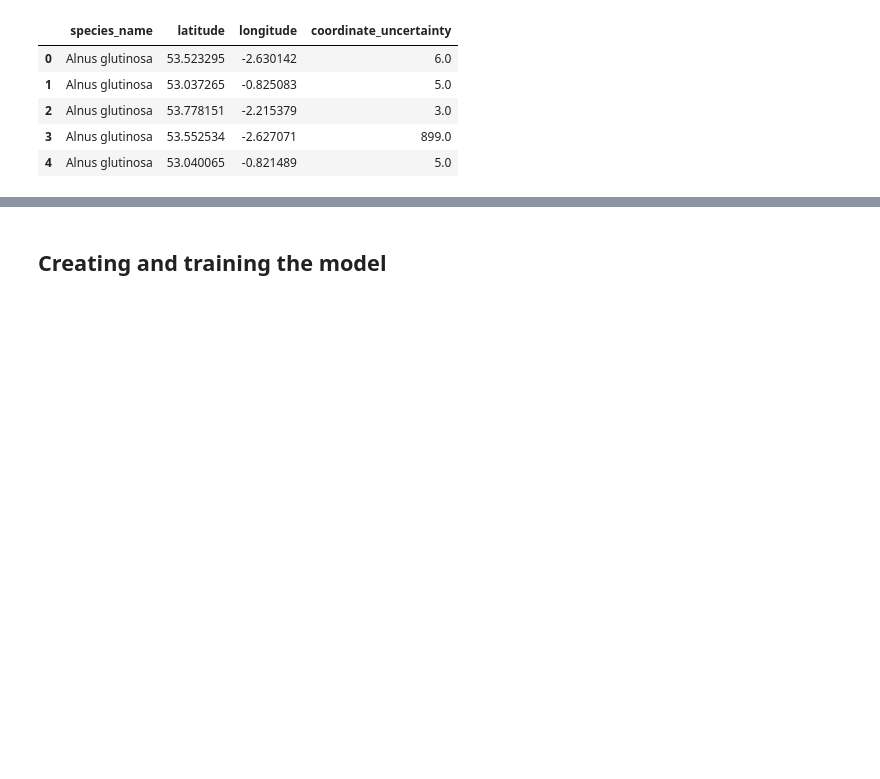
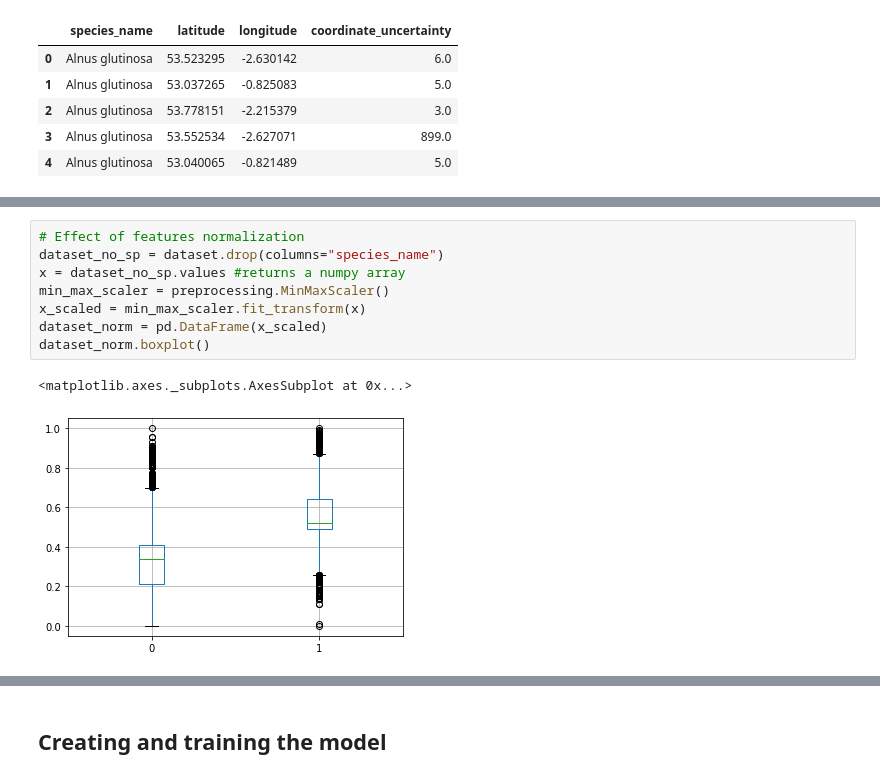
Before and after one commit to bertagallegoprm/Deep-learning-classifiers-for-plant-identification, a Jupyter notebook: models/geodata/_geodata_classifier_template.ipynb, the cells around one changed output, grey strips where cells are left out. Cells and saved outputs as stored; diff of their text form; blank space fills up the shorter version.

Commit message:
geodata exploration and preprocessing

```diff
--- a/models/geodata/_geodata_classifier_template.ipynb
+++ b/models/geodata/_geodata_classifier_template.ipynb
@@ -51,0 +80,11 @@ shape_file = os.path.join(local_path,"data/geodata/uk_maps/GBR_adm0.shp") # UK m
+# %%
+# Effect of features normalization
+dataset_no_sp = dataset.drop(columns="species_name")
+x = dataset_no_sp.values #returns a numpy array
+min_max_scaler = preprocessing.MinMaxScaler()
+x_scaled = min_max_scaler.fit_transform(x)
+dataset_norm = pd.DataFrame(x_scaled)
+dataset_norm.boxplot()
+# %% [output]
+<matplotlib.axes._subplots.AxesSubplot at 0x...>
+[figure, added]
```
Also changed, not shown: parts of 22 cells of this notebook.
